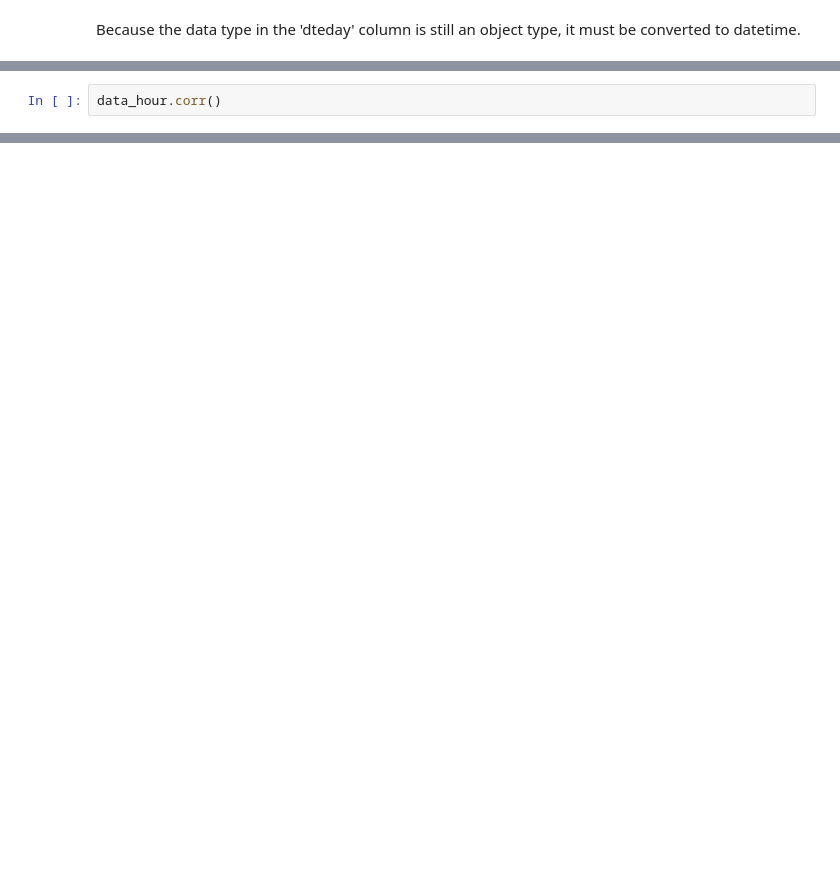
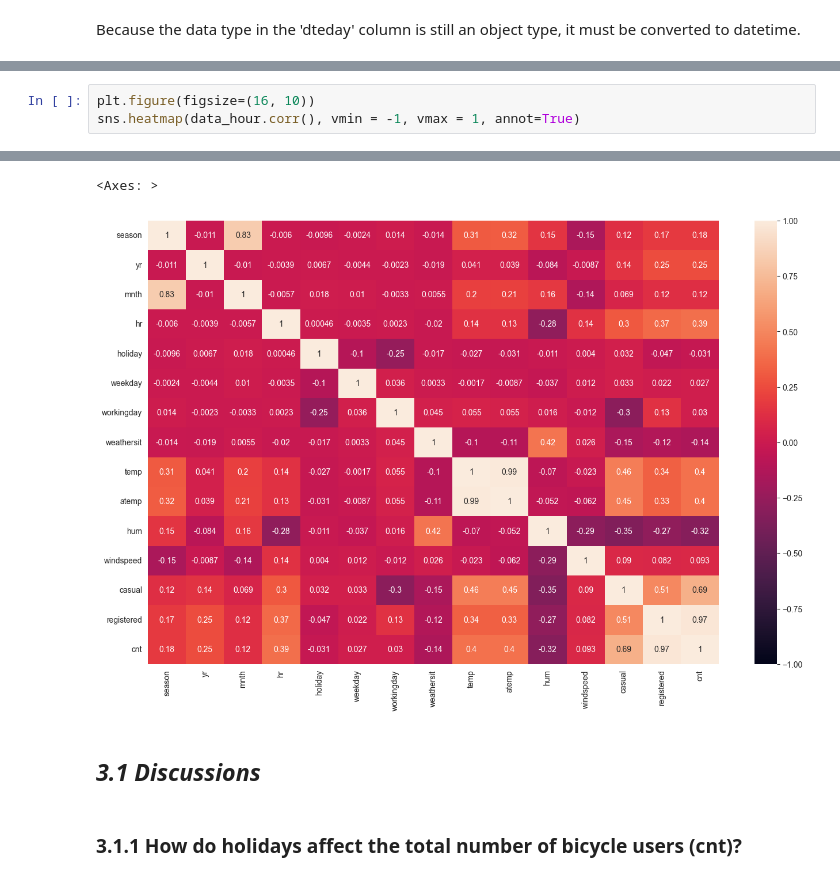
Before and after one commit to fikrifaizz/Bike-Sharing-Dataset---Data-Analysis, a Jupyter notebook: work.ipynb, the cells around one changed output, grey strips where cells are left out. Cells and saved outputs as stored; diff of their text form; blank space fills up the shorter version.

```diff
--- a/work.ipynb
+++ b/work.ipynb
@@ -328,3 +278,4 @@ data_day.corr()
 # %%
-data_hour.corr()
+plt.figure(figsize=(16, 10))
+sns.heatmap(data_hour.corr(), vmin = -1, vmax = 1, annot=True)
 # %% [output]
@@ -348,0 +282,6 @@ data_hour.corr()
+<Axes: >
+[figure, added]
+# %% [markdown]
+## *3.1 Discussions*
+# %% [markdown]
+### 3.1.1 How do holidays affect the total number of bicycle users (cnt)?
```
Also changed, not shown: parts of 21 cells of this notebook.
